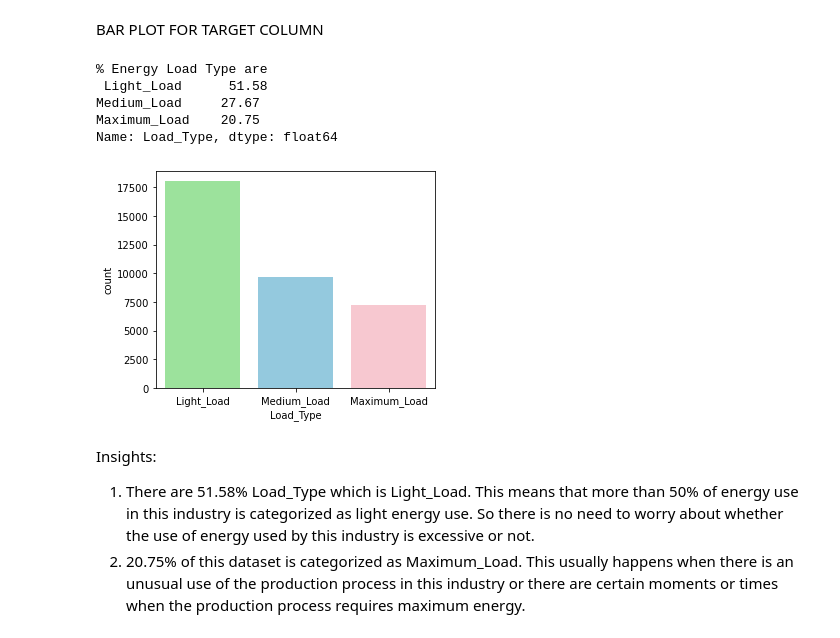
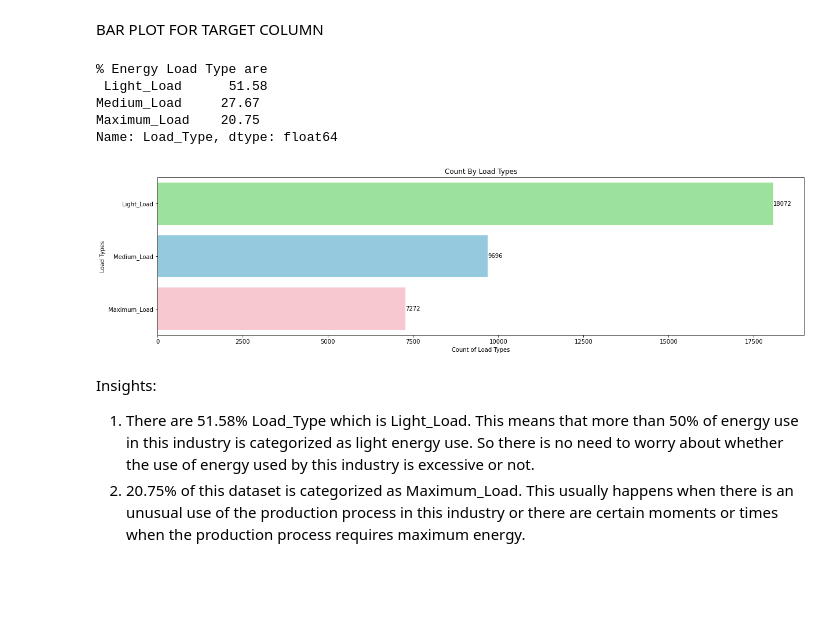
Before and after one commit to sunilmittal22/BITS-Steel-Industry-Energy-Consumption, a Jupyter notebook: Steel Industry Energy Consumption.ipynb, the cells around one changed output. Drawn from its saved outputs; the diff is of its cells as text; code cells hidden in the pictures; blank space fills up the shorter version.

```diff
--- a/Steel Industry Energy Consumption.ipynb
+++ b/Steel Industry Energy Consumption.ipynb
@@ -99,3 +117,0 @@ Because the week status and day of week for this case have the same function, th
-# %%
-df=df.drop(columns=['WeekStatus'])
-df.head()
@@ -108,0 +120,3 @@ df.head()
+# %%
+df["Shift"]=df['date'].apply(lambda x : "Day" if pd.to_datetime(str(x)).time().hour >=7 and pd.to_datetime(str(x)).time().hour < 19 else "Night" )
+df.head()
@@ -207,18 +232,20 @@ Insights:
 # %% [markdown]
 BAR PLOT FOR TARGET COLUMN
 # %%
-#Membuat Bar Plot untuk melihat Energy Load
-plt.figure(figsize=(5,4))
-
-EnergyBar = sns.countplot(df["Load_Type"], palette= {"Light_Load":'lightgreen' , "Medium_Load":'skyblue', "Maximum_Load":'Pink'})
+#Create a Bar Plot to see Energy Load
+plt.figure(figsize=(20,5))
+EnergyBar = sns.countplot(y="Load_Type", data=df, palette= {"Light_Load":'lightgreen' , "Medium_Load":'skyblue', "Maximum_Load":'Pink'})
+for container in EnergyBar.containers:
+    EnergyBar.bar_label(container)
+EnergyBar.set(title='Count By Load Types',xlabel='Count of Load Types', ylabel='Load Types')
 print("% Energy Load Type are\n", round(df.Load_Type.value_counts() / df.Load_Type.count()*100,2))
 # %% [output]
 % Energy Load Type are
  Light_Load      51.58
 Medium_Load     27.67
 Maximum_Load    20.75
 Name: Load_Type, dtype: float64
-[figure, old version]
+[figure, new version]
 # %% [markdown]
 Insights:
 
```
Also changed, not shown: parts of 15 cells of this notebook.
